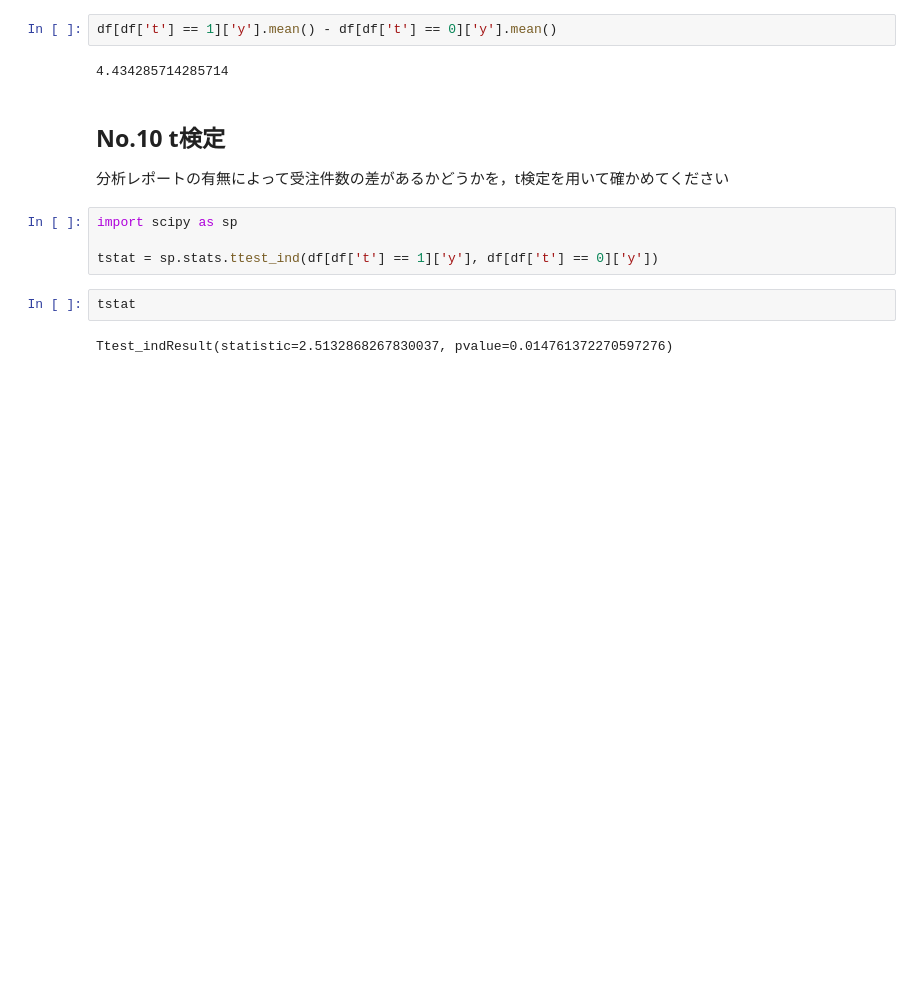
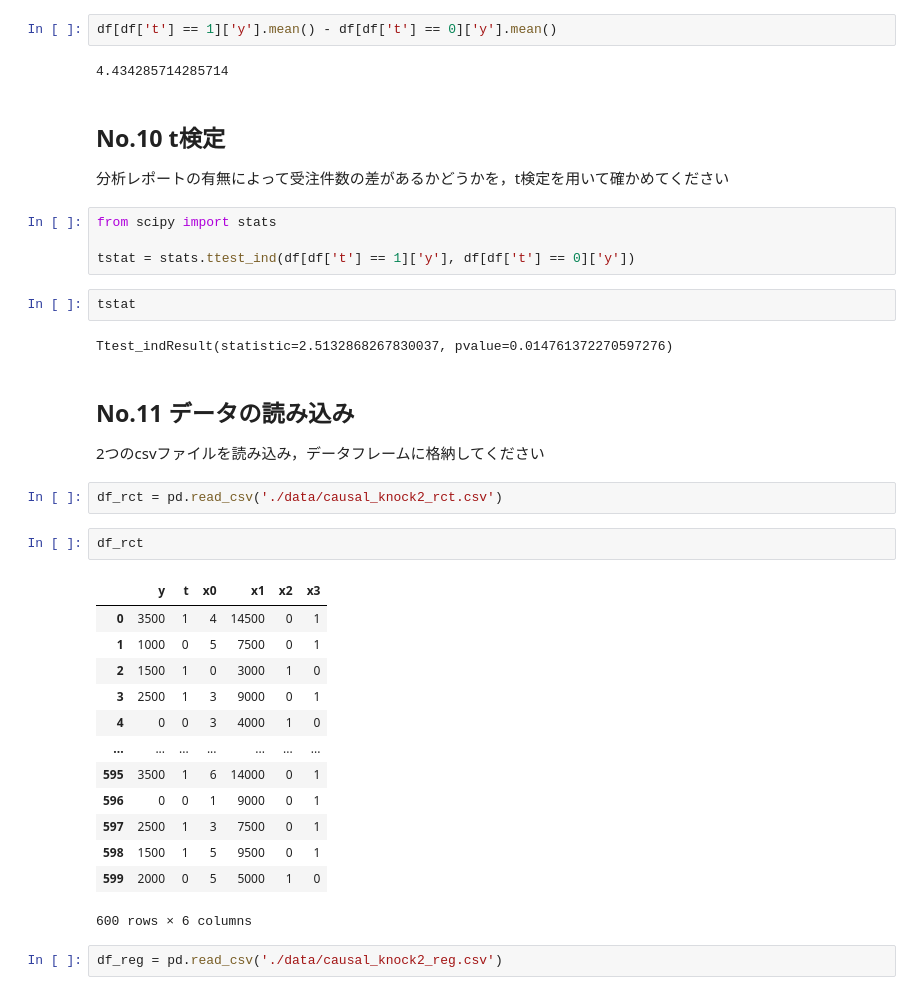
Before and after one commit to mzntaka0/my_causal_inference_100knock, a Jupyter notebook: Untitled.ipynb, the cells around one changed output. Cells and saved outputs as stored; diff of their text form; blank space fills up the shorter version.

```diff
--- a/Untitled.ipynb
+++ b/Untitled.ipynb
@@ -149,10 +146,33 @@ df[df['t'] == 1]['y'].mean() - df[df['t'] == 0]['y'].mean()
 ## No.10 t検定
 分析レポートの有無によって受注件数の差があるかどうかを，t検定を用いて確かめてください
 # %%
-import scipy as sp
+from scipy import stats
 
-tstat = sp.stats.ttest_ind(df[df['t'] == 1]['y'], df[df['t'] == 0]['y'])
+tstat = stats.ttest_ind(df[df['t'] == 1]['y'], df[df['t'] == 0]['y'])
 # %%
 tstat
 # %% [output]
 Ttest_indResult(statistic=2.5132868267830037, pvalue=0.014761372270597276)
+# %% [markdown]
+## No.11 データの読み込み
+2つのcsvファイルを読み込み，データフレームに格納してください
+# %%
+df_rct = pd.read_csv('./data/causal_knock2_rct.csv')
+# %%
+df_rct
+# %% [output]
+|  | y | t | x0 | x1 | x2 | x3 |
+| 0 | 3500 | 1 | 4 | 14500 | 0 | 1 |
+| 1 | 1000 | 0 | 5 | 7500 | 0 | 1 |
+| 2 | 1500 | 1 | 0 | 3000 | 1 | 0 |
+| 3 | 2500 | 1 | 3 | 9000 | 0 | 1 |
+| 4 | 0 | 0 | 3 | 4000 | 1 | 0 |
+| ... | ... | ... | ... | ... | ... | ... |
+| 595 | 3500 | 1 | 6 | 14000 | 0 | 1 |
+| 596 | 0 | 0 | 1 | 9000 | 0 | 1 |
+| 597 | 2500 | 1 | 3 | 7500 | 0 | 1 |
+| 598 | 1500 | 1 | 5 | 9500 | 0 | 1 |
+| 599 | 2000 | 0 | 5 | 5000 | 1 | 0 |
+600 rows × 6 columns
+# %%
+df_reg = pd.read_csv('./data/causal_knock2_reg.csv')
```
Also changed, not shown: parts of 24 cells of this notebook.
